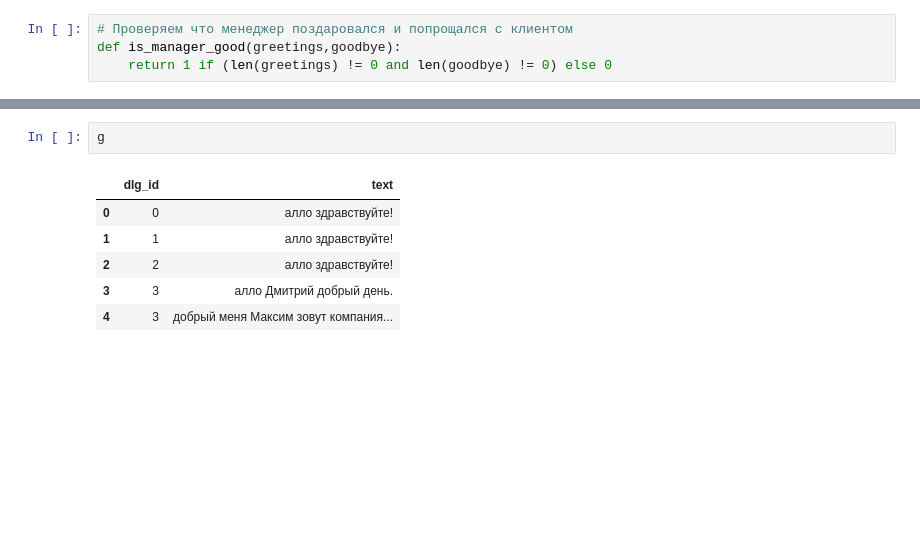
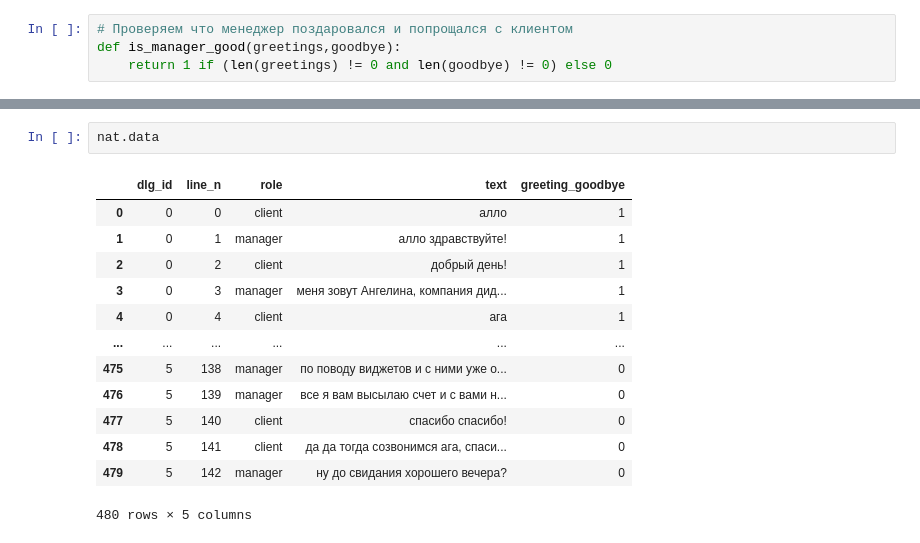
Before and after one commit to Mike-Wazowsk1/dialogo_parser, a Jupyter notebook: Parsers_info.ipynb, the cells around one changed output, grey strips where cells are left out. Drawn from its saved outputs; the diff is of its cells as text; blank space fills up the shorter version.

```diff
--- a/Parsers_info.ipynb
+++ b/Parsers_info.ipynb
@@ -486,12 +550,19 @@ Wall time: 332 µs
 # %%
-g
+nat.data
 # %% [output]
-|  | dlg_id | text |
-| 0 | 0 | алло здравствуйте! |
-| 1 | 1 | алло здравствуйте! |
-| 2 | 2 | алло здравствуйте! |
-| 3 | 3 | алло Дмитрий добрый день. |
-| 4 | 3 | добрый меня Максим зовут компания... |
+|  | dlg_id | line_n | role | text | greeting_goodbye |
+| 0 | 0 | 0 | client | алло | 1 |
+| 1 | 0 | 1 | manager | алло здравствуйте! | 1 |
+| 2 | 0 | 2 | client | добрый день! | 1 |
+| 3 | 0 | 3 | manager | меня зовут Ангелина, компания дид... | 1 |
+| 4 | 0 | 4 | client | ага | 1 |
+| ... | ... | ... | ... | ... | ... |
+| 475 | 5 | 138 | manager | по поводу виджетов и с ними уже о... | 0 |
+| 476 | 5 | 139 | manager | все я вам высылаю счет и с вами н... | 0 |
+| 477 | 5 | 140 | client | спасибо спасибо! | 0 |
+| 478 | 5 | 141 | client | да да тогда созвонимся ага, спаси... | 0 |
+| 479 | 5 | 142 | manager | ну до свидания хорошего вечера? | 0 |
+480 rows × 5 columns
 # %%
 b
 # %% [output]
```
Also changed, not shown: parts of 30 cells of this notebook, 4 other files.
